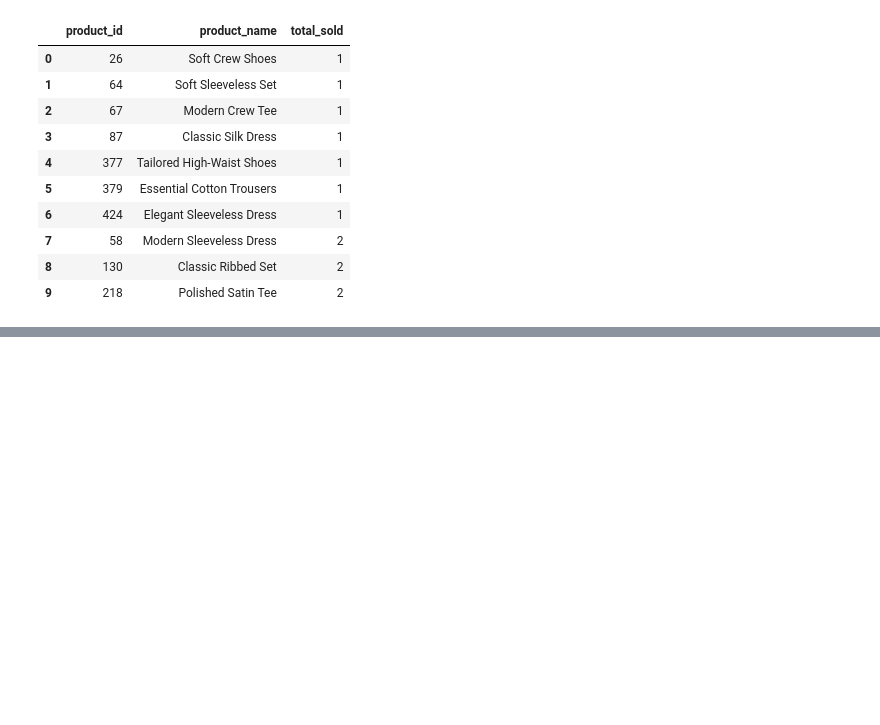
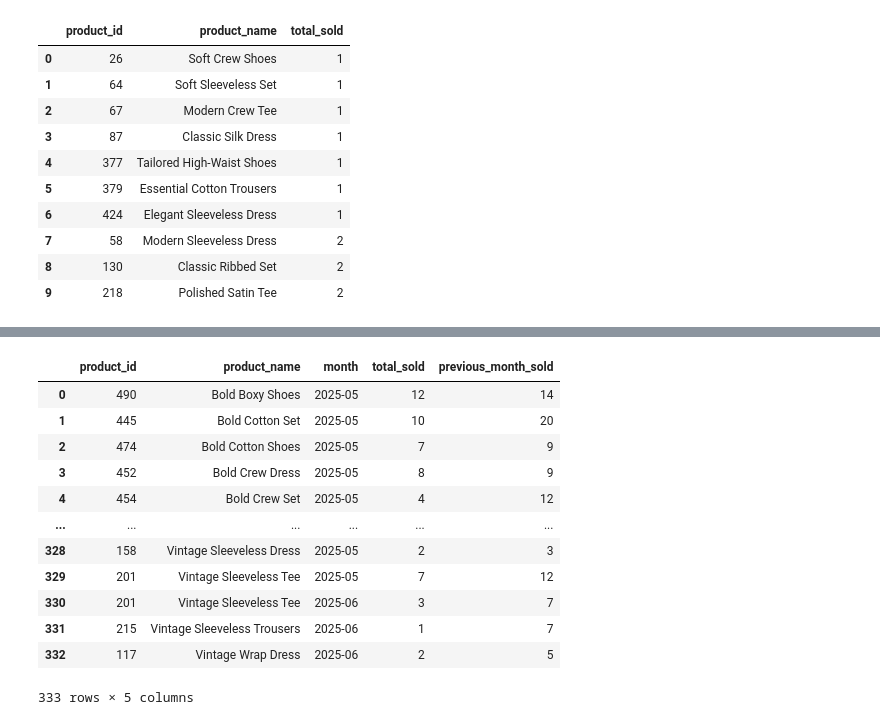
Before and after one commit to joycemsm/fashion-store-analysis, a Jupyter notebook: sales_analysis_queries_SQL.ipynb, the cells around one changed output, grey strips where cells are left out. Saved outputs shown, nothing was run; the diff lists cells and outputs as text; code cells hidden in the pictures; blank space fills up the shorter version.

```diff
--- a/sales_analysis_queries_SQL.ipynb
+++ b/sales_analysis_queries_SQL.ipynb
@@ -5,3 +7,11 @@
+# %%
+products = pd.read_csv('/content/dataset_fashion_store_products.csv')
+sales = pd.read_csv('/content/dataset_fashion_store_sales.csv')
+sales_items = pd.read_csv('/content/dataset_fashion_store_salesitems.csv')
+customers = pd.read_csv('/content/dataset_fashion_store_customers.csv')
+stock = pd.read_csv('/content/dataset_fashion_store_stock.csv')
+campaigns = pd.read_csv('/content/dataset_fashion_store_campaigns.csv')
+channels = pd.read_csv('/content/dataset_fashion_store_channels.csv')
 # %% [markdown]
 # **Fashion Store - Sales Analysis (SQL)**
 
@@ -90,0 +170,45 @@ result
+# %%
+query = """
+WITH monthly_sales AS (
+    SELECT
+        p.product_id,
+        p.product_name,
+        substr(s.sale_date, 1, 7) AS month,
+        SUM(si.quantity) AS total_sold
+    FROM sales_items si
+    JOIN sales s ON si.sale_id = s.sale_id
+    JOIN products p ON si.product_id = p.product_id
+    GROUP BY p.product_id, p.product_name, month
+),
+sales_with_lag AS (
+    SELECT
+        product_id,
+        product_name,
+        month,
+        total_sold,
+        LAG(total_sold) OVER (PARTITION BY product_id ORDER BY month) AS previous_month_sold
+    FROM monthly_sales
+)
+SELECT *
+FROM sales_with_lag
+WHERE previous_month_sold IS NOT NULL
+  AND total_sold < previous_month_sold
+ORDER BY product_name, month;
+
+"""
+result = pysqldf(query)
+result
+# %% [output]
+|  | product_id | product_name | month | total_sold | previous_month_sold |
+| 0 | 490 | Bold Boxy Shoes | 2025-05 | 12 | 14 |
+| 1 | 445 | Bold Cotton Set | 2025-05 | 10 | 20 |
+| 2 | 474 | Bold Cotton Shoes | 2025-05 | 7 | 9 |
+| 3 | 452 | Bold Crew Dress | 2025-05 | 8 | 9 |
+| 4 | 454 | Bold Crew Set | 2025-05 | 4 | 12 |
+| ... | ... | ... | ... | ... | ... |
+| 328 | 158 | Vintage Sleeveless Dress | 2025-05 | 2 | 3 |
+| 329 | 201 | Vintage Sleeveless Tee | 2025-05 | 7 | 12 |
+| 330 | 201 | Vintage Sleeveless Tee | 2025-06 | 3 | 7 |
+| 331 | 215 | Vintage Sleeveless Trousers | 2025-06 | 1 | 7 |
+| 332 | 117 | Vintage Wrap Dress | 2025-06 | 2 | 5 |
+333 rows × 5 columns
```
Also changed, not shown: parts of 13 cells of this notebook.
